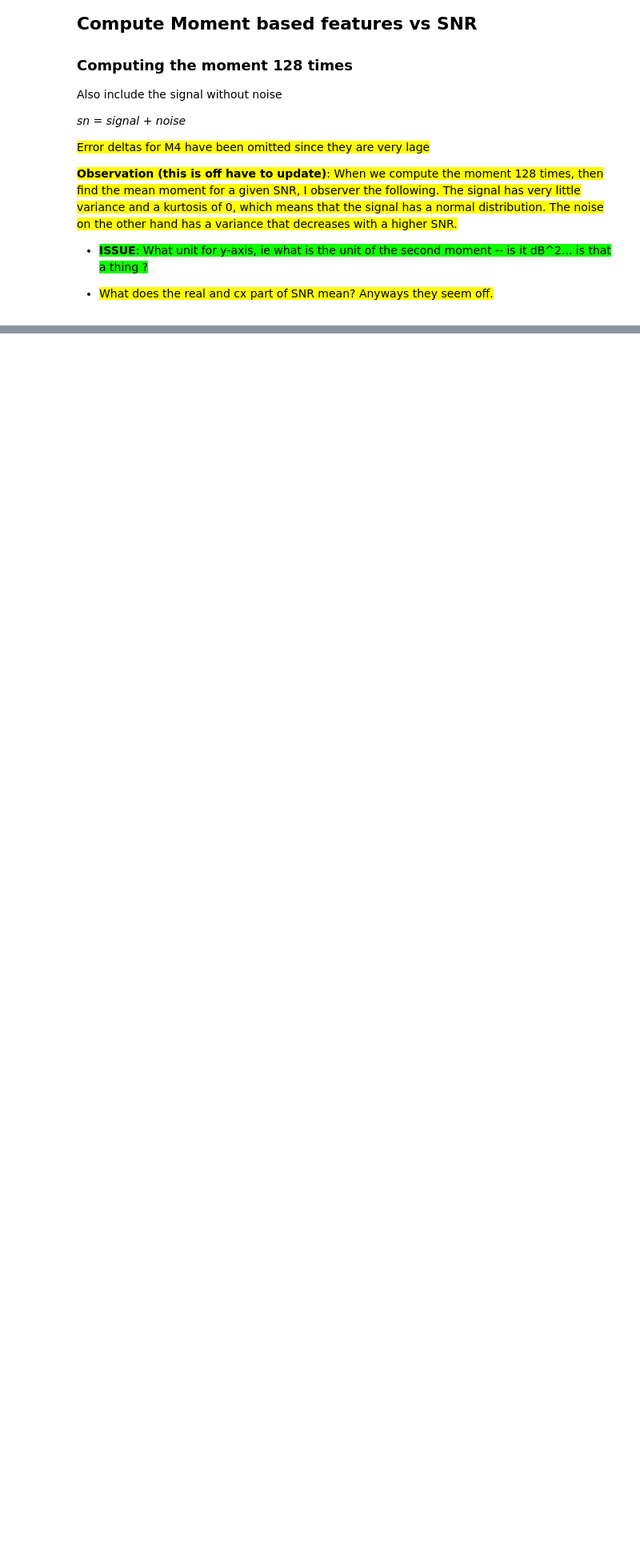
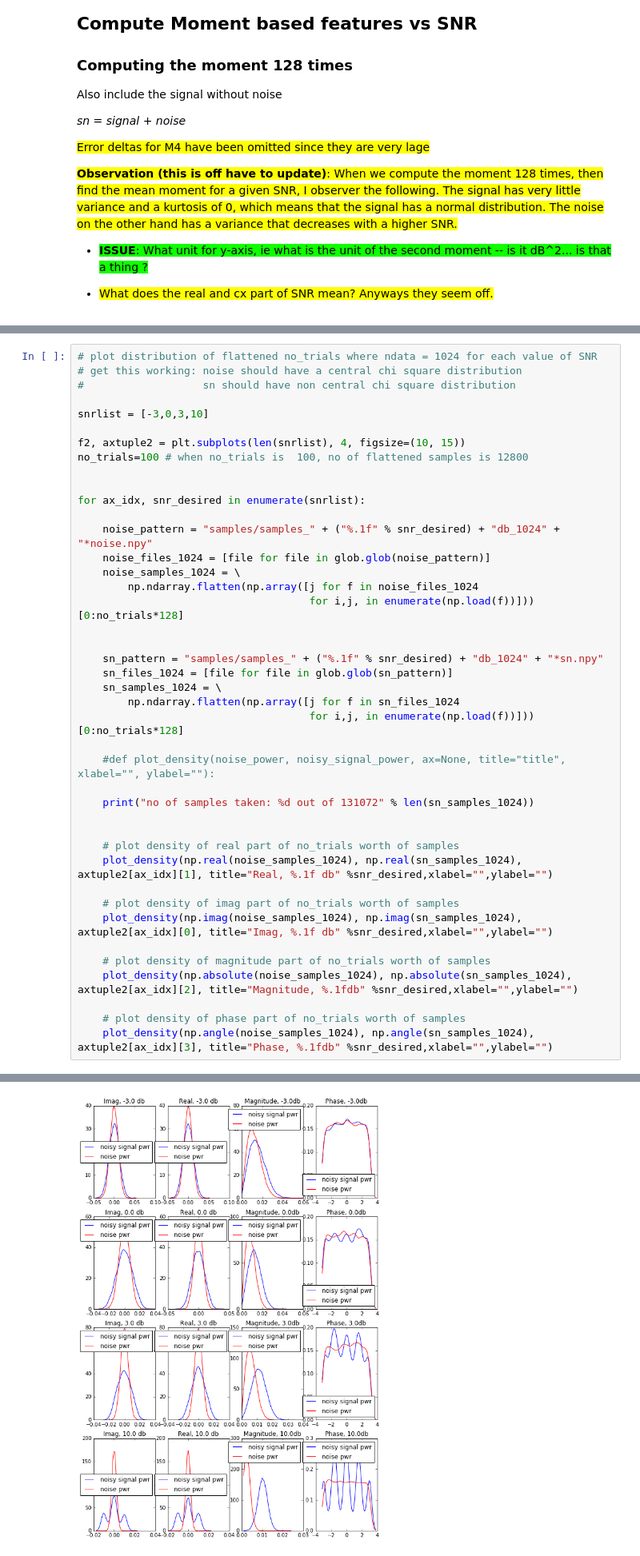
Before and after one commit to rollingcoconut/RadioML, a Jupyter notebook: Detecting_Users_psk_samps_pickled.ipynb, the cells around one changed output, grey strips where cells are left out. Shown at 80% size. Cells and saved outputs as stored; diff of their text form; blank space fills up the shorter version.

Commit message:
distribution stats.kde working; paper ref abt meaning of distribution

```diff
--- a/Detecting_Users_psk_samps_pickled.ipynb
+++ b/Detecting_Users_psk_samps_pickled.ipynb
@@ -327,0 +277,43 @@ could not convert string to float:
+# %%
+# plot distribution of flattened no_trials where ndata = 1024 for each value of SNR
+# get this working: noise should have a central chi square distribution
+#                   sn should have non central chi square distribution
+
+snrlist = [-3,0,3,10]
+
+f2, axtuple2 = plt.subplots(len(snrlist), 4, figsize=(10, 15))
+no_trials=100 # when no_trials is  100, no of flattened samples is 12800
+
+
+for ax_idx, snr_desired in enumerate(snrlist):
+
+    noise_pattern = "samples/samples_" + ("%.1f" % snr_desired) + "db_1024" + "*noise.npy"
+    noise_files_1024 = [file for file in glob.glob(noise_pattern)]
+    noise_samples_1024 = \
+        np.ndarray.flatten(np.array([j for f in noise_files_1024
+                                     for i,j, in enumerate(np.load(f))])) [0:no_trials*128]
+
+
+    sn_pattern = "samples/samples_" + ("%.1f" % snr_desired) + "db_1024" + "*sn.npy"
+    sn_files_1024 = [file for file in glob.glob(sn_pattern)]
+    sn_samples_1024 = \
+        np.ndarray.flatten(np.array([j for f in sn_files_1024
+                                     for i,j, in enumerate(np.load(f))])) [0:no_trials*128]
+
+    #def plot_density(noise_power, noisy_signal_power, ax=None, title="title", xlabel="", ylabel=""):
+
+    print("no of samples taken: %d out of 131072" % len(sn_samples_1024))
+
+
+    # plot density of real part of no_trials worth of samples
+    plot_density(np.real(noise_samples_1024), np.real(sn_samples_1024), axtuple2[ax_idx][1], title="Real, %.1f db" %snr_desired,xlabel="",ylabel="")
+
+    # plot density of imag part of no_trials worth of samples
+    plot_density(np.imag(noise_samples_1024), np.imag(sn_samples_1024), axtuple2[ax_idx][0], title="Imag, %.1f db" %snr_desired,xlabel="",ylabel="")
+
+    # plot density of magnitude part of no_trials worth of samples
+    plot_density(np.absolute(noise_samples_1024), np.absolute(sn_samples_1024), axtuple2[ax_idx][2], title="Magnitude, %.1fdb" %snr_desired,xlabel="",ylabel="")
+
+    # plot density of phase part of no_trials worth of samples
+    plot_density(np.angle(noise_samples_1024), np.angle(sn_samples_1024), axtuple2[ax_idx][3], title="Phase, %.1fdb" %snr_desired,xlabel="",ylabel="")
+# %% [output]
@@ -327,0 +324 @@ could not convert string to float:
+[figure, added]
```
Also changed, not shown: parts of 12 cells of this notebook.
